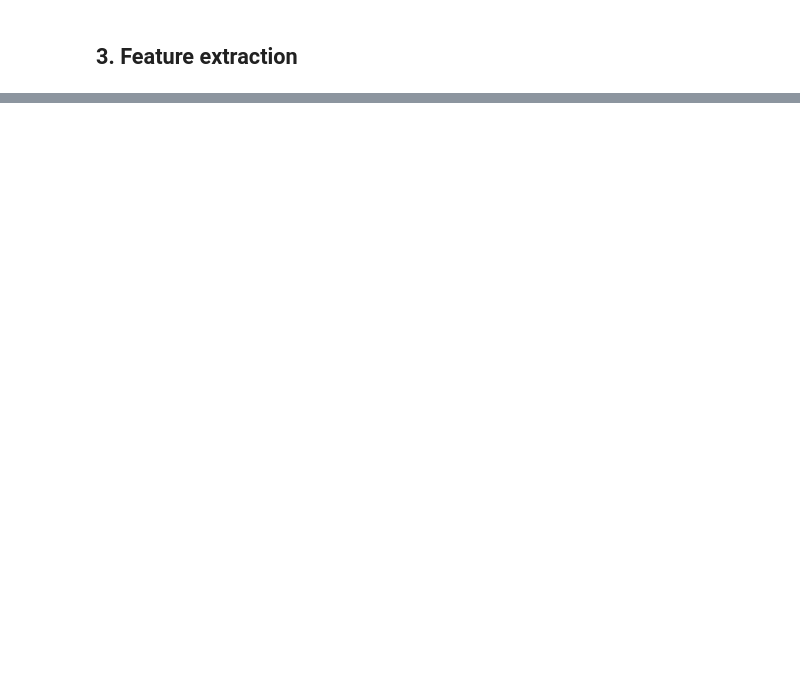
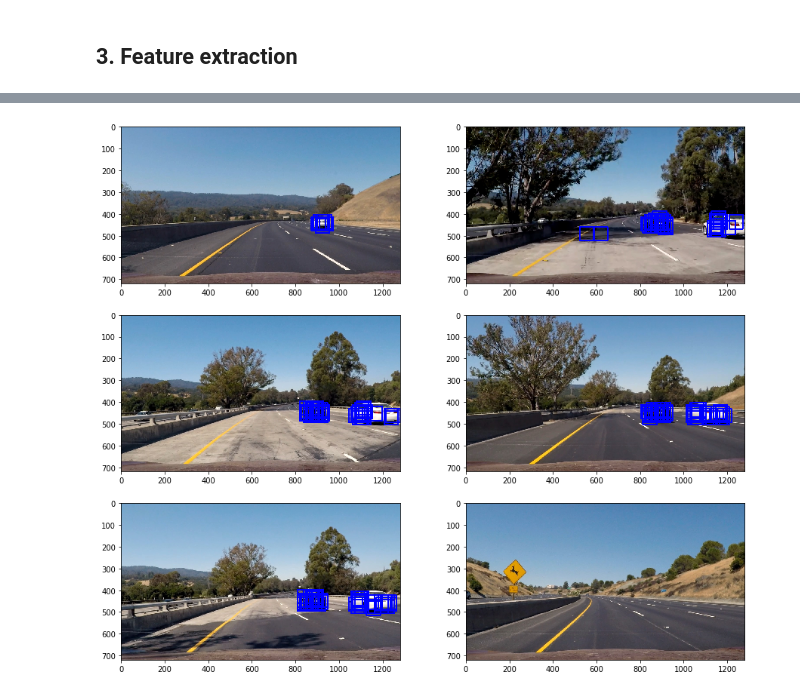
Before and after one commit to prasad-pillai/vehicle-detection, a Jupyter notebook: vehicle_tracking.ipynb, the cells around one changed output, grey strips where cells are left out. Cells and saved outputs as stored; diff of their text form; code cells hidden in the pictures; blank space fills up the shorter version.

```diff
--- a/vehicle_tracking.ipynb
+++ b/vehicle_tracking.ipynb
@@ -151,0 +262,31 @@ print('Fitting time: {} s, Accuracy: {}'.format(fittingTime, accuracy))
+# %%
+test_images = list(map(lambda img: cv2.cvtColor(cv2.imread(img), cv2.COLOR_BGR2RGB), glob.glob('./test_images/*.jpg')))
+# %%
+def findCarWindows(img, clf, scaler, y_start_stop=[360, 700], xy_window=(64, 64), xy_overlap=(0.85, 0.85) ):
+    """
+    Returns the windows where the cars are found on the image `img`.
+    The feature extraction used parameters `params`.
+    `y_start_stop` : Contains the Y axis range to find the cars.
+    `xy_window` : Contains the windows size.
+    `xy_overlap` : Contains the windows overlap percent.
+    Returns a new image with the cars boxes.
+    """
+    car_windows = []
+    windows = slide_window(img, y_start_stop=y_start_stop, xy_window=xy_window, xy_overlap=xy_overlap)
+    for window in windows:
+        img_window = cv2.resize(img[window[0][1]:window[1][1], window[0][0]:window[1][0]], (64, 64))
+        features = extract_features(img_window)
+        scaled_features = scaler.transform(features.reshape(1, -1))
+        pred = clf.predict(scaled_features)
+        if pred == 1:
+            car_windows.append(window)
+    return car_windows
+
+def drawCars(img, windows):
+    """
+    Draw the `windows` on the image `img`.
+    """
+    output = np.copy(img)
+    return draw_boxes(output, windows)
+# %%
+car_on_test = list(map(lambda img: drawCars(img, findCarWindows(img, svc, scaler)), test_images))
@@ -151,0 +296,16 @@ print('Fitting time: {} s, Accuracy: {}'.format(fittingTime, accuracy))
+# %%
+def showImages(images, cols = 2, rows = 3, figsize=(15,13)):
+    """
+    Display `images` on a [`cols`, `rows`] subplot grid.
+    """
+    imgLength = len(images)
+    fig, axes = plt.subplots(rows, cols, figsize=figsize)
+    indexes = range(cols * rows)
+    for ax, index in zip(axes.flat, indexes):
+        if index < imgLength:
+            image = images[index]
+            ax.imshow(image)
+
+showImages(car_on_test)
+# %% [output]
+[figure, added]
```
Also changed, not shown: parts of 14 cells of this notebook.
